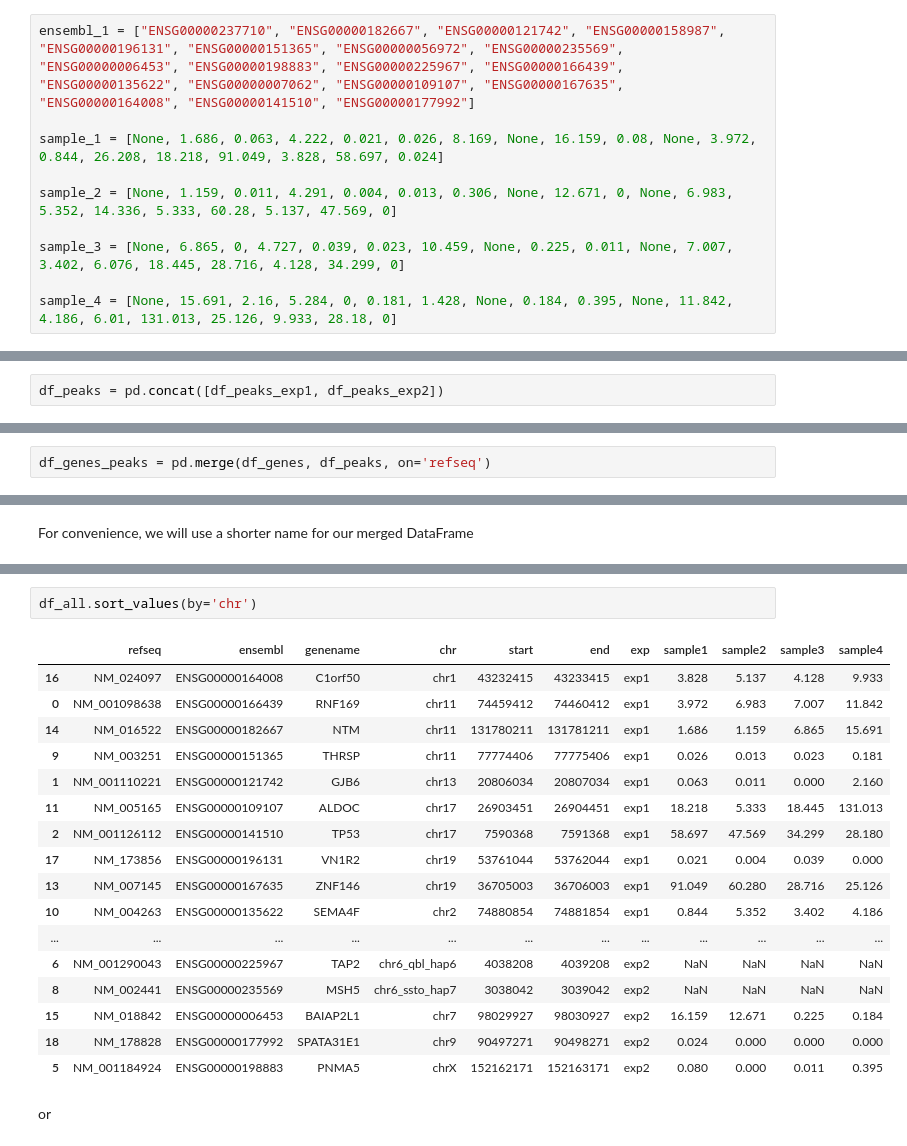
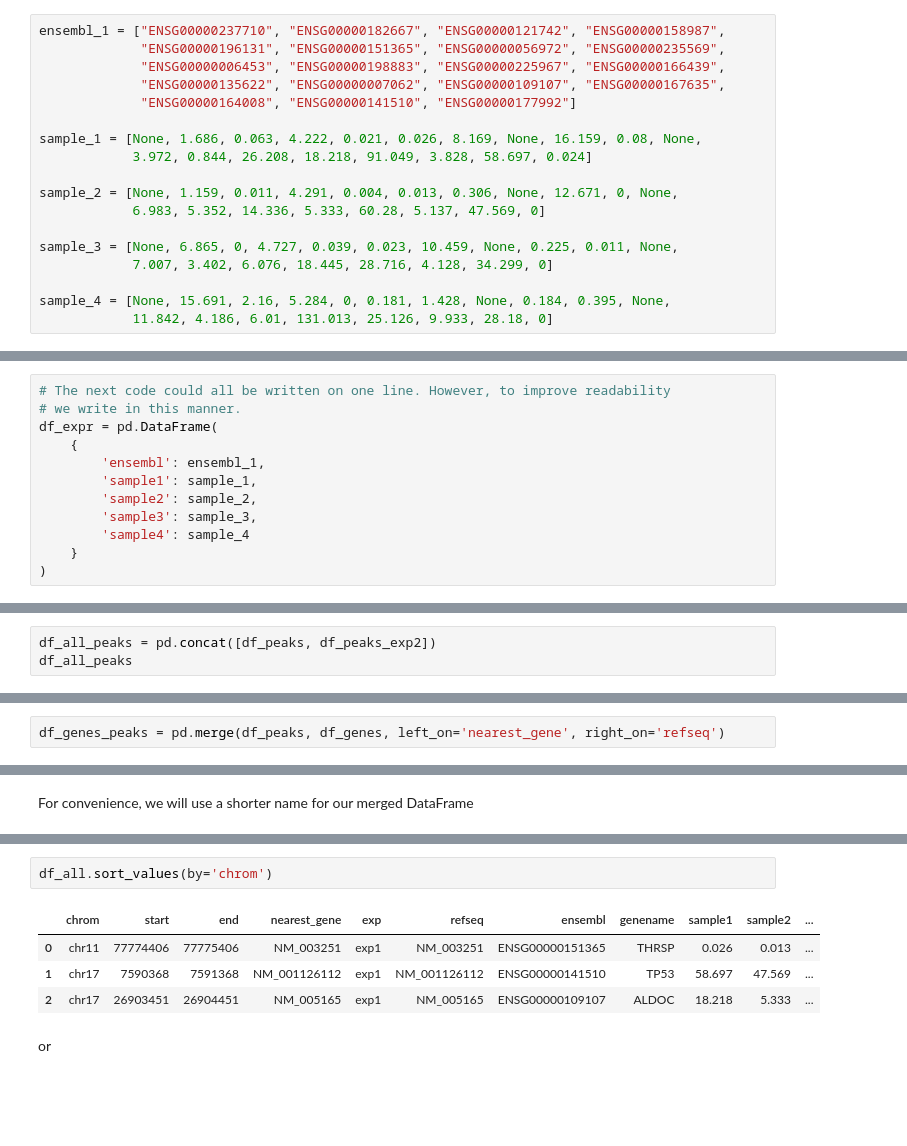
Before and after one commit to vanheeringen-lab/cfb_book, a Jupyter notebook: content/pandas.ipynb, the cells around one changed output, grey strips where cells are left out. Saved outputs shown, nothing was run; the diff lists cells and outputs as text; blank space fills up the shorter version.

```diff
--- a/content/pandas.ipynb
+++ b/content/pandas.ipynb
@@ -161,10 +177,18 @@ Again, we will use a dictionary for this.
 # %%
-ensembl_1 = ["ENSG00000237710", "ENSG00000182667", "ENSG00000121742", "ENSG00000158987", "ENSG00000196131", "ENSG00000151365", "ENSG00000056972", "ENSG00000235569", "ENSG00000006453", "ENSG00000198883", "ENSG00000225967", "ENSG00000166439", "ENSG00000135622", "ENSG00000007062", "ENSG00000109107", "ENSG00000167635", "ENSG00000164008", "ENSG00000141510", "ENSG00000177992"]
+ensembl_1 = ["ENSG00000237710", "ENSG00000182667", "ENSG00000121742", "ENSG00000158987",
+             "ENSG00000196131", "ENSG00000151365", "ENSG00000056972", "ENSG00000235569",
+             "ENSG00000006453", "ENSG00000198883", "ENSG00000225967", "ENSG00000166439",
+             "ENSG00000135622", "ENSG00000007062", "ENSG00000109107", "ENSG00000167635",
+             "ENSG00000164008", "ENSG00000141510", "ENSG00000177992"]
 
-sample_1 = [None, 1.686, 0.063, 4.222, 0.021, 0.026, 8.169, None, 16.159, 0.08, None, 3.972, 0.844, 26.208, 18.218, 91.049, 3.828, 58.697, 0.024]
+sample_1 = [None, 1.686, 0.063, 4.222, 0.021, 0.026, 8.169, None, 16.159, 0.08, None,
+            3.972, 0.844, 26.208, 18.218, 91.049, 3.828, 58.697, 0.024]
 
-sample_2 = [None, 1.159, 0.011, 4.291, 0.004, 0.013, 0.306, None, 12.671, 0, None, 6.983, 5.352, 14.336, 5.333, 60.28, 5.137, 47.569, 0]
+sample_2 = [None, 1.159, 0.011, 4.291, 0.004, 0.013, 0.306, None, 12.671, 0, None,
+            6.983, 5.352, 14.336, 5.333, 60.28, 5.137, 47.569, 0]
 
-sample_3 = [None, 6.865, 0, 4.727, 0.039, 0.023, 10.459, None, 0.225, 0.011, None, 7.007, 3.402, 6.076, 18.445, 28.716, 4.128, 34.299, 0]
+sample_3 = [None, 6.865, 0, 4.727, 0.039, 0.023, 10.459, None, 0.225, 0.011, None,
+            7.007, 3.402, 6.076, 18.445, 28.716, 4.128, 34.299, 0]
 
-sample_4 = [None, 15.691, 2.16, 5.284, 0, 0.181, 1.428, None, 0.184, 0.395, None, 11.842, 4.186, 6.01, 131.013, 25.126, 9.933, 28.18, 0]
+sample_4 = [None, 15.691, 2.16, 5.284, 0, 0.181, 1.428, None, 0.184, 0.395, None,
+            11.842, 4.186, 6.01, 131.013, 25.126, 9.933, 28.18, 0]
@@ -174,3 +195,15 @@ df_expr = pd.DataFrame(dict_expr)
+# %%
+# The next code could all be written on one line. However, to improve readability
+# we write in this manner.
+df_expr = pd.DataFrame(
+    {
+        'ensembl': ensembl_1,
+        'sample1': sample_1,
+        'sample2': sample_2,
+        'sample3': sample_3,
+        'sample4': sample_4
+    }
+)
 # %% [markdown]
 ## Merging pandas DataFrames
 
@@ -197,3 +230,4 @@ Using the command `concat` we can concatenate multiple DataFrames.
 Let us do this with the 2 ChIP-seq peaks DataFrames:
 # %%
-df_peaks = pd.concat([df_peaks_exp1, df_peaks_exp2])
+df_all_peaks = pd.concat([df_peaks, df_peaks_exp2])
+df_all_peaks
@@ -208,5 +299,5 @@ Here we will merge the three different DataFrames (`df_peaks`, `df_genes`, `df_e
 
 First, we merge `df_peaks` with `df_genes`.
 # %%
-df_genes_peaks = pd.merge(df_genes, df_peaks, on='refseq')
+df_genes_peaks = pd.merge(df_peaks, df_genes, left_on='nearest_gene', right_on='refseq')
 # %% [markdown]
@@ -243,25 +337,12 @@ This HELP menu gives you information about the function. type 'q' or \<ESC\> to
 
 Let us try it out:
 # %%
-df_all.sort_values(by='chr')
+df_all.sort_values(by='chrom')
 # %% [output]
-|  | refseq | ensembl | genename | chr | start | end | exp | sample1 | sample2 | sample3 | sample4 |
-| 16 | NM_024097 | ENSG00000164008 | C1orf50 | chr1 | 43232415 | 43233415 | exp1 | 3.828 | 5.137 | 4.128 | 9.933 |
-| 0 | NM_001098638 | ENSG00000166439 | RNF169 | chr11 | 74459412 | 74460412 | exp1 | 3.972 | 6.983 | 7.007 | 11.842 |
-| 14 | NM_016522 | ENSG00000182667 | NTM | chr11 | 131780211 | 131781211 | exp1 | 1.686 | 1.159 | 6.865 | 15.691 |
-| 9 | NM_003251 | ENSG00000151365 | THRSP | chr11 | 77774406 | 77775406 | exp1 | 0.026 | 0.013 | 0.023 | 0.181 |
-| 1 | NM_001110221 | ENSG00000121742 | GJB6 | chr13 | 20806034 | 20807034 | exp1 | 0.063 | 0.011 | 0.000 | 2.160 |
-| 11 | NM_005165 | ENSG00000109107 | ALDOC | chr17 | 26903451 | 26904451 | exp1 | 18.218 | 5.333 | 18.445 | 131.013 |
-| 2 | NM_001126112 | ENSG00000141510 | TP53 | chr17 | 7590368 | 7591368 | exp1 | 58.697 | 47.569 | 34.299 | 28.180 |
-| 17 | NM_173856 | ENSG00000196131 | VN1R2 | chr19 | 53761044 | 53762044 | exp1 | 0.021 | 0.004 | 0.039 | 0.000 |
-| 13 | NM_007145 | ENSG00000167635 | ZNF146 | chr19 | 36705003 | 36706003 | exp1 | 91.049 | 60.280 | 28.716 | 25.126 |
-| 10 | NM_004263 | ENSG00000135622 | SEMA4F | chr2 | 74880854 | 74881854 | exp1 | 0.844 | 5.352 | 3.402 | 4.186 |
-| ... | ... | ... | ... | ... | ... | ... | ... | ... | ... | ... | ... |
-| 6 | NM_001290043 | ENSG00000225967 | TAP2 | chr6_qbl_hap6 | 4038208 | 4039208 | exp2 | NaN | NaN | NaN | NaN |
-| 8 | NM_002441 | ENSG00000235569 | MSH5 | chr6_ssto_hap7 | 3038042 | 3039042 | exp2 | NaN | NaN | NaN | NaN |
-| 15 | NM_018842 | ENSG00000006453 | BAIAP2L1 | chr7 | 98029927 | 98030927 | exp2 | 16.159 | 12.671 | 0.225 | 0.184 |
-| 18 | NM_178828 | ENSG00000177992 | SPATA31E1 | chr9 | 90497271 | 90498271 | exp2 | 0.024 | 0.000 | 0.000 | 0.000 |
-| 5 | NM_001184924 | ENSG00000198883 | PNMA5 | chrX | 152162171 | 152163171 | exp2 | 0.080 | 0.000 | 0.011 | 0.395 |
+|  | chrom | start | end | nearest_gene | exp | refseq | ensembl | genename | sample1 | sample2 | ... |
+| 0 | chr11 | 77774406 | 77775406 | NM_003251 | exp1 | NM_003251 | ENSG00000151365 | THRSP | 0.026 | 0.013 | ... |
+| 1 | chr17 | 7590368 | 7591368 | NM_001126112 | exp1 | NM_001126112 | ENSG00000141510 | TP53 | 58.697 | 47.569 | ... |
+| 2 | chr17 | 26903451 | 26904451 | NM_005165 | exp1 | NM_005165 | ENSG00000109107 | ALDOC | 18.218 | 5.333 | ... |
 # %% [markdown]
 or
 # %%
```
Also changed, not shown: parts of 49 cells of this notebook, 29 other files.
